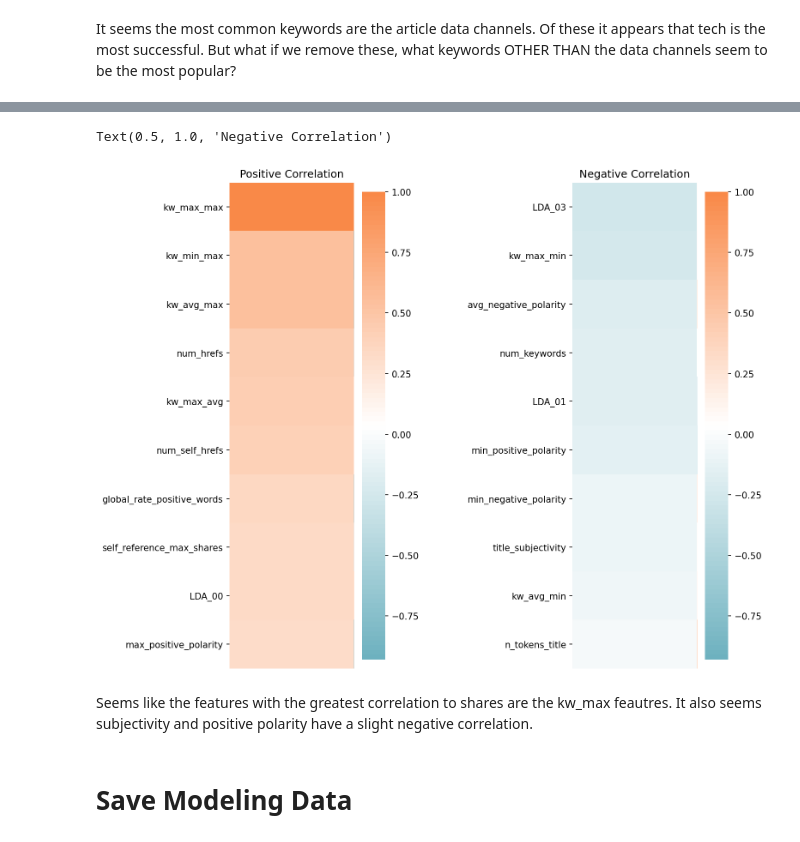
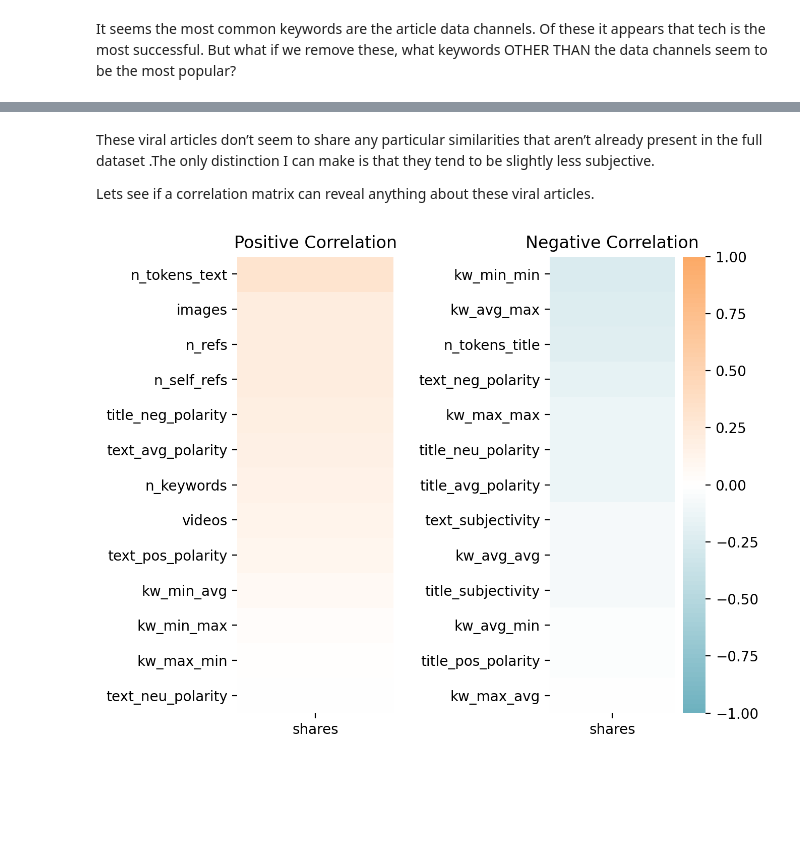
Before and after one commit to taracrutchfield/Capstone2_ArticlePopularity, a Jupyter notebook: 3. Data Exploration.ipynb, the cells around one changed output, grey strips where cells are left out. Cells and saved outputs as stored; diff of their text form; code cells hidden in the pictures; blank space fills up the shorter version.

```diff
--- a/3. Data Exploration.ipynb
+++ b/3. Data Exploration.ipynb
@@ -161,7 +159,0 @@ Seems like there are way less `Social Good` and `U.S.` articles so I'll combine
-# %%
-# make the label swap
-data['channel'] = data['channel'].replace({'Social Good':'Other','U.S.':'Other'})
-
-# take a look at the channels again
-data_channels = data.groupby('channel').agg(['count','sum','median','mean'])['shares'].astype(int)
-data_channels.sort_values('count')
@@ -211,7 +219,0 @@ weekday.sort_values('count')
-# %%
-# make the label swap
-data['weekday'] = data['weekday'].replace({'Saturday':'Weekend','Sunday':'Weekend'})
-
-# take a look at the publish days again
-weekday = data.groupby('weekday').agg(['count','sum','median','mean'])['shares'].astype(int)
-weekday.sort_values('count')
@@ -364,4 +364,4 @@ The code beyond here is still old
 # %%
-viral_articles = data[data.shares >= 200000]
+viral_articles = data[data.shares >= 100000]
 viral_articles.sort_values('shares',ascending=False).head()
 # %% [output]
@@ -397,24 +401,22 @@ for col_name in viral_articles.columns:
+# %% [markdown]
+These viral articles don’t seem to share any particular similarities that aren’t already present in the full dataset .The only distinction I can make is that they tend to be slightly less subjective.
+
+Lets see if a correlation matrix can reveal anything about these viral articles.
 # %%
+corr = pd.DataFrame(viral_articles.corr()['shares'].sort_values().drop('shares'))
+
+fig = plt.figure(figsize=(w,h*1.5),dpi=dpi)
+plt.subplots_adjust(wspace=1)
 cmap = cplt.LinearSegmentedColormap.from_list("Custom", [c1,'#FFFFFF',c3], N=100)
 
-plt.figure(figsize=(10,10),dpi=150)
-plt.subplots_adjust(wspace=1.2)
-
 plt.subplot(121)
-sns.heatmap(viral_articles.corr().sort_values('shares',ascending=False),cmap=cmap)
-plt.xlim(35,36)
-plt.ylim(11,1)
+post_cor = sns.heatmap(corr,cmap=cmap,vmin=-1, vmax=1,cbar=False)
+plt.ylim(13,26)
 plt.title('Positive Correlation')
 
 plt.subplot(122)
-sns.heatmap(viral_articles.corr().sort_values('shares'),cmap=cmap)
-plt.xlim(35,36)
-plt.ylim(10,0)
-plt.title('Negative Correlation')
+neg_cor = sns.heatmap(corr,cmap=cmap,vmin=-1, vmax=1)
+plt.ylim(13,0)
+plt.title('Negative Correlation');
 # %% [output]
-Text(0.5, 1.0, 'Negative Correlation')
-[figure, old version]
+[figure, new version]
-# %% [markdown]
-Seems like the features with the greatest correlation to shares are the kw_max feautres. It also seems subjectivity and positive polarity have a slight negative correlation.
-# %% [markdown]
-# Save Modeling Data
```
Also changed, not shown: parts of 34 cells of this notebook, 5 other files.
